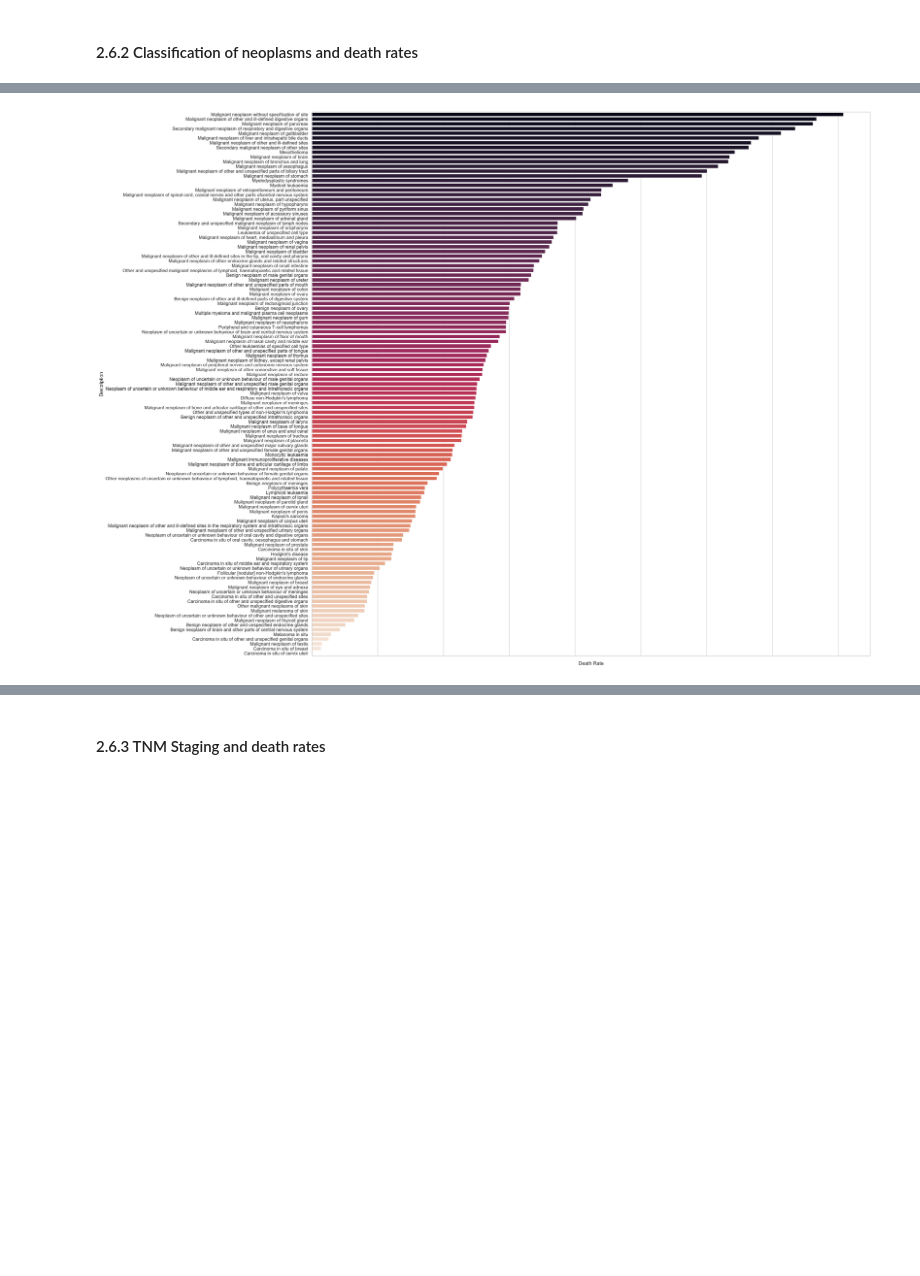
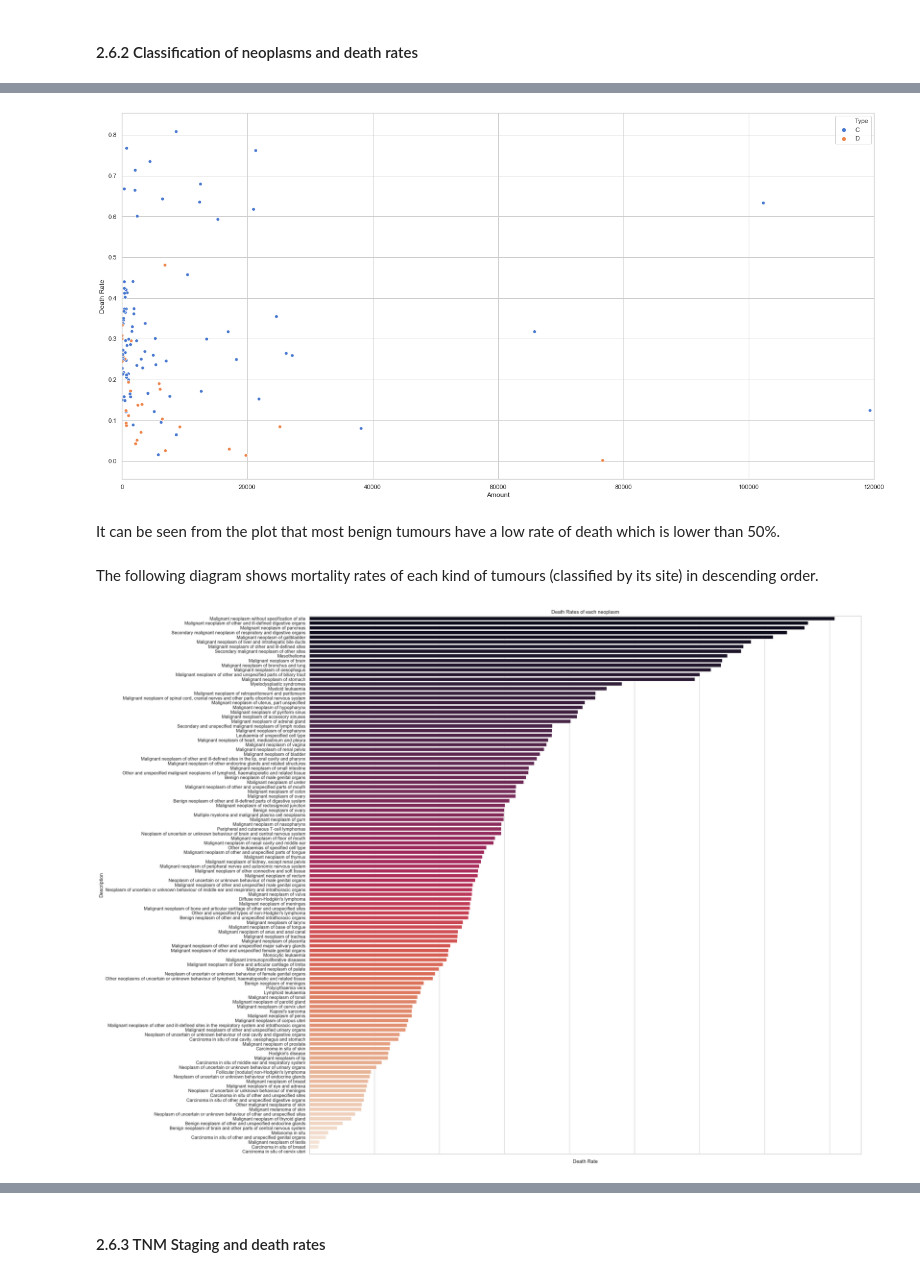
Before and after one commit to c-chen-ed5557/englishhealthdata, a Jupyter notebook: Assignment_2.ipynb, the cells around one changed output, grey strips where cells are left out. Drawn from its saved outputs; the diff is of its cells as text; code cells hidden in the pictures; blank space fills up the shorter version.

```diff
--- a/Assignment_2.ipynb
+++ b/Assignment_2.ipynb
@@ -176,7 +182,7 @@ def to_comma(code):
     :param group: string
     :return: string
     """
-    if code != '':
+    if type(code) == str and code != '':
         if code.count('.') > 0 and any(x.isdigit() for x in code): # Replace full-stops with commas.
             code = code.replace('.', ',')
             return code
@@ -386,10 +533,23 @@ types_of_cancer_3CHAR.sort_values('Code').sort_values('Death Rate', ascending=Tr
+# %%
+# Initiate a new matplotlib figure
+f0, axes0 = plt.subplots(1, 1, figsize=(24, 12), dpi=72)
+sns.scatterplot(data=types_of_cancer_3CHAR, x='Amount', y='Death Rate', hue='Type', ax=axes0)
+plt.xlim(xmax = 120000, xmin = 0)
+plt.show()
+# %% [output]
+[figure, added]
+# %% [markdown]
+It can be seen from the plot that most benign tumours have a low rate of death which is lower than 50%.
+# %% [markdown]
+
+
+The following diagram shows mortality rates of each kind of tumours (classified by its site) in descending order.
 # %%
 # Display death rates of each type of neoplasms in a barplot.
 f1, axes1 = plt.subplots(1, 1, figsize=(24, 24), dpi=144)
 types_of_neoplasms = sns.barplot(data=types_of_cancer_3CHAR.sort_values('Death Rate', ascending=False), x='Death Rate', y='Description', ax=axes1, palette='rocket')
-axes1.set_xticklabels(axes1.get_xticklabels(), rotation=90)
-
-# Show the plot
+axes1.set_xticklabels(axes1.get_xticklabels(), rotation=90) # Rotate the labels to make them clear.
+types_of_neoplasms.set_title('Death Rates of each neoplasm') # Set title for this diagram.
 plt.show()
 # %% [output]
-[figure, old version]
+[figure, new version]
```
Also changed, not shown: parts of 50 cells of this notebook, 1 other file.
